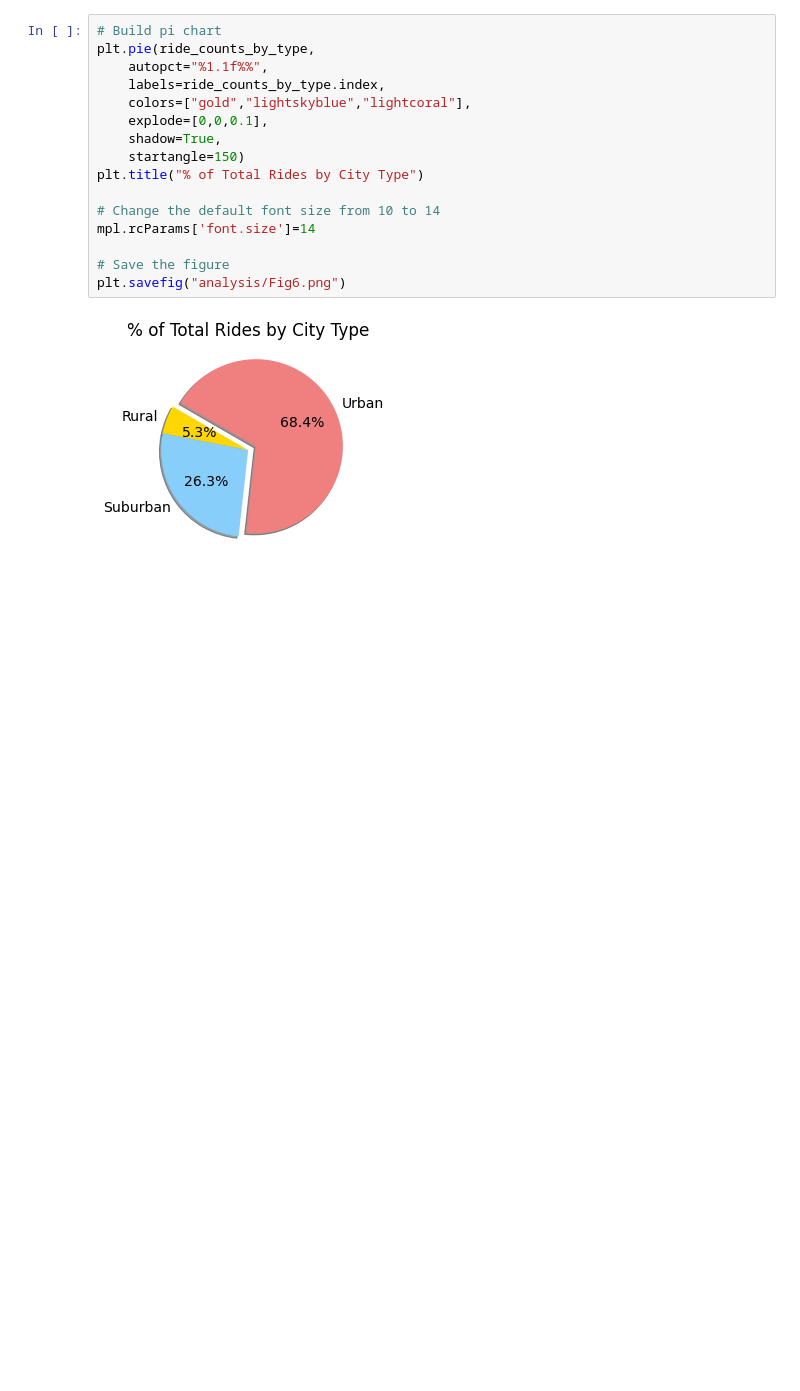
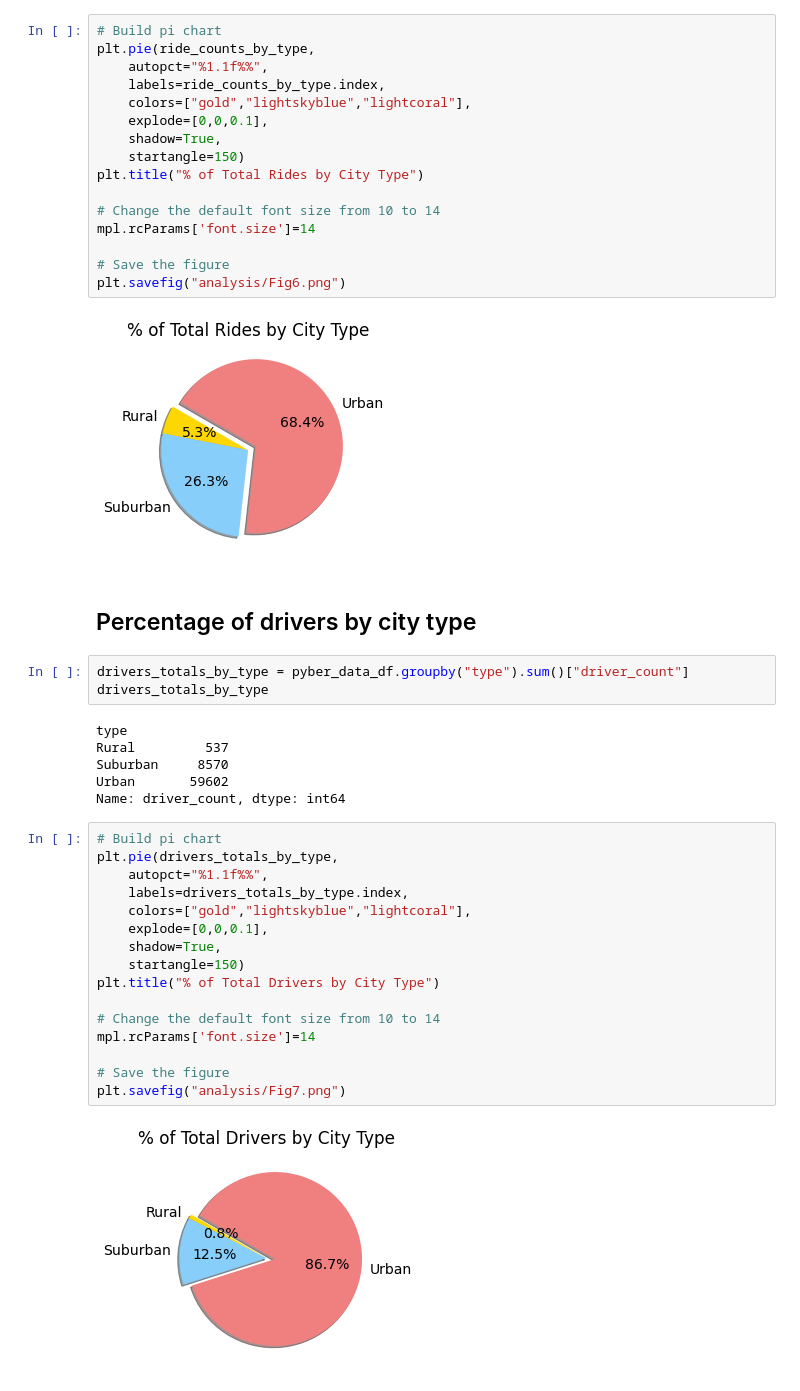
Before and after one commit to david-garza/PyBer_Analysis, a Jupyter notebook: PyBer.ipynb, the cells around one changed output. Saved outputs shown, nothing was run; the diff lists cells and outputs as text; blank space fills up the shorter version.

Commit message:
Added drivers pie chart

```diff
--- a/PyBer.ipynb
+++ b/PyBer.ipynb
@@ -1043,3 +1043,32 @@ mpl.rcParams['font.size']=14
 plt.savefig("analysis/Fig6.png")
 # %% [output]
 [figure]
+# %% [markdown]
+## Percentage of drivers by city type
+# %%
+drivers_totals_by_type = pyber_data_df.groupby("type").sum()["driver_count"]
+drivers_totals_by_type
+# %% [output]
+type
+Rural         537
+Suburban     8570
+Urban       59602
+Name: driver_count, dtype: int64
+# %%
+# Build pi chart
+plt.pie(drivers_totals_by_type,
+    autopct="%1.1f%%",
+    labels=drivers_totals_by_type.index,
+    colors=["gold","lightskyblue","lightcoral"],
+    explode=[0,0,0.1],
+    shadow=True,
+    startangle=150)
+plt.title("% of Total Drivers by City Type")
+
+# Change the default font size from 10 to 14
+mpl.rcParams['font.size']=14
+
+# Save the figure
+plt.savefig("analysis/Fig7.png")
+# %% [output]
+[figure, added]
```
Also changed, not shown: 1 other file.
